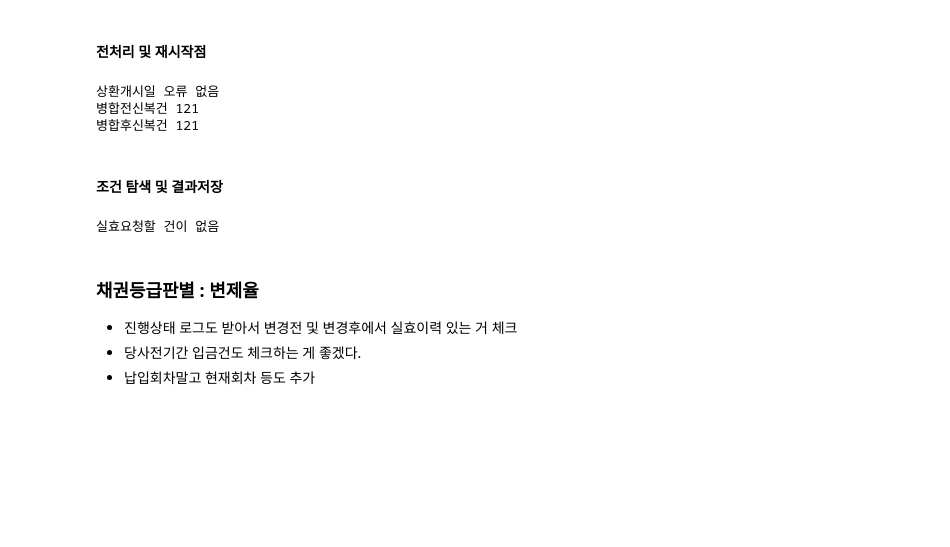
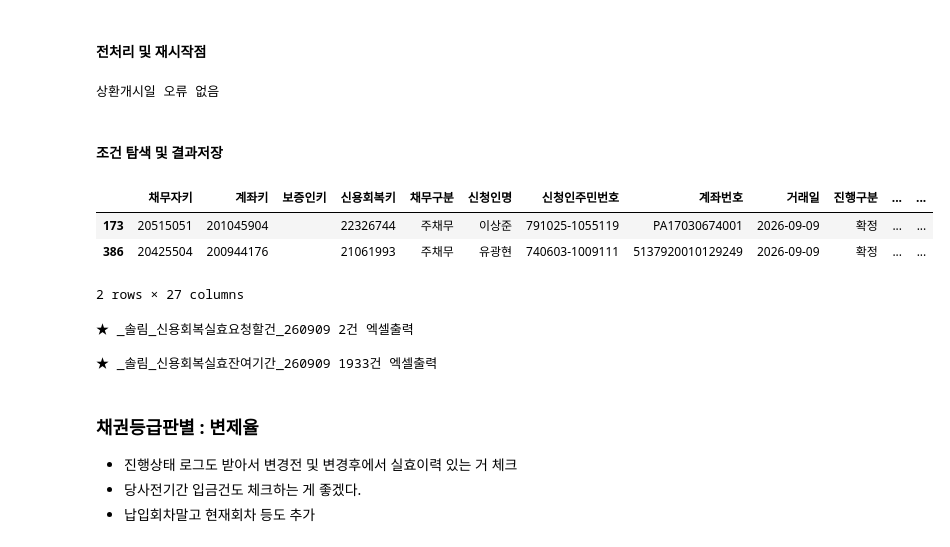
Before and after one commit to jbmyou/company_work, a Jupyter notebook: fileNaming/자산정리/2.전산_자산정리_신용회복_약식merge.ipynb, the cells around one changed output. Saved outputs shown, nothing was run; the diff lists cells and outputs as text; code cells hidden in the pictures; blank space fills up the shorter version.

```diff
--- a/fileNaming/자산정리/2.전산_자산정리_신용회복_약식merge.ipynb
+++ b/fileNaming/자산정리/2.전산_자산정리_신용회복_약식merge.ipynb
@@ -460,7 +492,7 @@ print('기준데이터.xlsx는 (기준데이터, dataset폴더) 모두에, parqu
 # %%
 ################## 당월 입금 필요  #################
 ########################################################
-기준데이터작성후_바로작업 = True
+기준데이터작성후_바로작업 = False
 ########################################################
 dtype = {"채무자키":str, "계좌키":str, '신용회복키' : str}# 시간정보 무시하고 날짜만 읽기 cf 'datetime64[ns]'
 if company == "통합" : company = "솔림"
@@ -473,8 +505,8 @@ if 기준데이터작성후_바로작업 :
 
 else : # 기준데이터 작업과 별개로 할 때 ~
     ########################################################
-    basedate = "250131"
-    company = "대성"
+    basedate = "260909"
+    company = "솔림"
     parquet = True # 신복기준데이터, 계좌만 상관있음
     ########################################################
 
@@ -550,27 +582,29 @@ else :
     # 미납발생건만
 credit = credit[~credit["미납발생일"].isna()]
 
-# 입금 전처리
-deposit = deposit[deposit["입금구분"]=="신용회복"]
-deposit = deposit.drop(columns=["입금구분"])
-deposit["입금일"] = pd.to_datetime(deposit["입금일"], errors='coerce')
-deposit["입금자구분"] = deposit["입금자구분"].replace({"채무자":"주채무", "보증인":"보증채무"})
-deposit = deposit.rename(columns={"입금자구분":"채무구분"})
-    # 최근 입금만 남기기
-deposit = deposit.sort_values(by="입금일", ascending=False)
-deposit = deposit.drop_duplicates(subset=["계좌키","채무구분"], keep='first')
+# # 입금 전처리
+# deposit = deposit[deposit["입금구분"]=="신용회복"]
+# deposit = deposit.drop(columns=["입금구분"])
+# deposit["입금일"] = pd.to_datetime(deposit["입금일"], errors='coerce')
+# deposit["입금자구분"] = deposit["입금자구분"].replace({"채무자":"주채무", "보증인":"보증채무"})
+# deposit = deposit.rename(columns={"입금자구분":"채무구분"})
+#     # 최근 입금만 남기기
+# deposit = deposit.sort_values(by="입금일", ascending=False)
+# deposit = deposit.drop_duplicates(subset=["계좌키","채무구분"], keep='first')
 
-# 입금일 병합
-print("병합전신복건",len(credit))
-credit = credit.merge(deposit[["계좌키","채무구분","입금일"]], on=["계좌키","채무구분"], how='left')
-print("병합후신복건",len(credit))
+# # 입금일 병합
+# print("병합전신복건",len(credit))
+# credit = credit.merge(deposit[["계좌키","채무구분","입금일"]], on=["계좌키","채무구분"], how='left')
+# print("병합후신복건",len(credit))
 # %% [output]
 상환개시일 오류 없음
-병합전신복건 121
-병합후신복건 121
 # %% [markdown]
 #### 조건 탐색 및 결과저장
 # %%
+###################################################
+실효잔여기간출력 = True # 실효까지 남은 기간 출력 여부
+###################################################
+
 # 실효기준미납회차
 실효기준미납회차conds = [
     credit["상환개시일"] >= credit["거래일"],
@@ -586,35 +620,47 @@ print("병합후신복건",len(credit))
 ]
 
 credit["실효기준미납회차"] = np.select(실효기준미납회차conds, 실효기준미납회차values, default=3)
 
 # 최소, 최대
 최소조건 = credit["실효기준미납회차"]<3
 최대조건 = (credit["실효기준미납회차"]>10) & (credit["실효기준미납회차"]<100)
 credit["실효기준미납회차"] = np.where(최소조건, 3, np.where(최대조건, 10, credit["실효기준미납회차"]))
 
 
 # 실효후보
     # 이달변제예정일이 입금일로부터 한달이 지난 경우
 credit["입금한달초과"] = credit.apply(
     lambda row: True if pd.isna(row["입금일"]) else row["이달변제예정일"] >= row["입금일"] + relativedelta(months=1),
     axis=1
 )
     # 3회이상 연체면 실효, 신복처리기간 한 달 추가(+1), 신복위 자체 대기(+1 : <를 사용하는 이유)
 credit["실효조건달성"] = (credit["실효기준미납회차"]+1 < credit["연체기간"]) & credit["입금한달초과"]
 
 # 출력 및 파일저장
 실효요청 = credit[credit["실효조건달성"]]
 if len(실효요청) > 0 :
     display(실효요청)
     출력_credit_cols = credit_cols + ["실효기준미납회차","입금일"]
 
-    functions.save_excel_with_explain(실효요청[출력_credit_cols], join(os.path.dirname(path_dataset_parquet), "_"+company+"_신용회복실효요청할건_" + basedate +".xlsx"), key_columns_no=0)
+    functions.save_excel_with_explain(실효요청[출력_credit_cols], join(path_dataset_excel, "_"+company+"_신용회복실효요청할건_" + basedate +".xlsx"), key_columns_no=0)
 else :
     print("실효요청할 건이 없음")
 
 ## 실효임박건은 실효기준미납회차와 연체기간의 차이를 통해 확인할 수 있음
+
+
+# 실효잔여기간출력 : 없는 건 미납발생이 없는 건이라 보면 됨
+if 실효잔여기간출력 :
+    credit["실효까지남은기간"] = credit["실효기준미납회차"] - credit["연체기간"]
+    functions.save_excel_with_explain(credit[출력_credit_cols+["실효까지남은기간"]], join(path_dataset_excel, "_"+company+"_신용회복실효잔여기간_" + basedate +".xlsx"), key_columns_no=0)
 # %% [output]
+|  | 채무자키 | 계좌키 | 보증인키 | 신용회복키 | 채무구분 | 신청인명 | 신청인주민번호 | 계좌번호 | 거래일 | 진행구분 | ... | ... |
+| 173 | 20515051 | 201045904 |  | 22326744 | 주채무 | 이상준 | 791025-1055119 | PA17030674001 | 2026-09-09 | 확정 | ... | ... |
+| 386 | 20425504 | 200944176 |  | 21061993 | 주채무 | 유광현 | 740603-1009111 | 5137920010129249 | 2026-09-09 | 확정 | ... | ... |
-실효요청할 건이 없음
+2 rows × 27 columns
+★ _솔림_신용회복실효요청할건_260909 2건 엑셀출력
+
+★ _솔림_신용회복실효잔여기간_260909 1933건 엑셀출력
 # %% [markdown]
 ### 채권등급판별 : 변제율
 - 진행상태 로그도 받아서 변경전 및 변경후에서 실효이력 있는 거 체크
```
Also changed, not shown: parts of 12 cells of this notebook, 14 other files.
